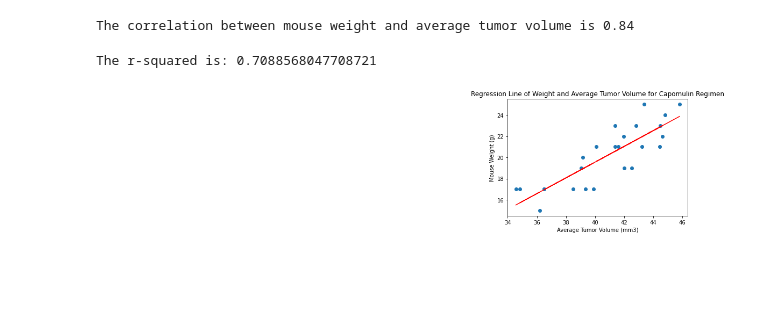
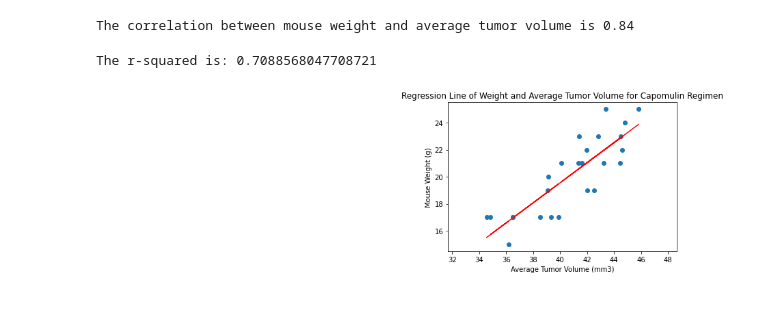
Before and after one commit to hsharma263/matplotlib-challenge, a Jupyter notebook: pymaceuticals_starter.ipynb, the cells around one changed output. Drawn from its saved outputs; the diff is of its cells as text; code cells hidden in the pictures; blank space fills up the shorter version.

Commit message:
Some more formatting changes and cleaning up of code.

```diff
--- a/pymaceuticals_starter.ipynb
+++ b/pymaceuticals_starter.ipynb
@@ -69,7 +71,7 @@ merge_with_dup_df.loc[merge_with_dup_df["Mouse ID"] == "g989"]
 | 920 | g989 | Propriva | Female | 21 | 26 | 35 | 62.570880 | ... |
 # %%
 # Create a clean DataFrame by dropping the duplicate mouse by its ID.
-clean_df = clean_df[clean_df["Mouse ID"] != "g989"]
+clean_df = merge_df[merge_df["Mouse ID"] != "g989"]
 clean_df
 # %% [output]
 |  | Mouse ID | Drug Regimen | Sex | Age_months | Weight (g) | Timepoint | Tumor Volume (mm3) | ... |
@@ -488,19 +480,21 @@ The correlation between mouse weight and average tumor volume is 0.84
 # %%
 x_values = mouse_weight["Average Tumor Volume (mm3)"]
 y_values = mouse_weight["Weight (g)"]
 (slope, intercept, rvalue, pvalue, stderr) = st.linregress(x_values, y_values)
 regress_values = x_values * slope + intercept
 line_eq = "y = " + str(round(slope,2)) + "x + " + str(round(intercept,2))
 plt.scatter(x_values,y_values)
 plt.plot(x_values,regress_values,"r-")
 plt.annotate(line_eq, (6,10),fontsize=15,color="red")
 plt.xlabel("Average Tumor Volume (mm3)")
 plt.ylabel("Mouse Weight (g)")
 plt.title("Regression Line of Weight and Average Tumor Volume for Capomulin Regimen")
 print(f"The r-squared is: {rvalue**2}")
+plt.axis("equal")
+
 plt.show()
 
 ##Fix formatting and need to print equation on line
 # %% [output]
 The r-squared is: 0.7088568047708721
-[figure, old version]
+[figure, new version]
```
Also changed, not shown: parts of 10 cells of this notebook.
